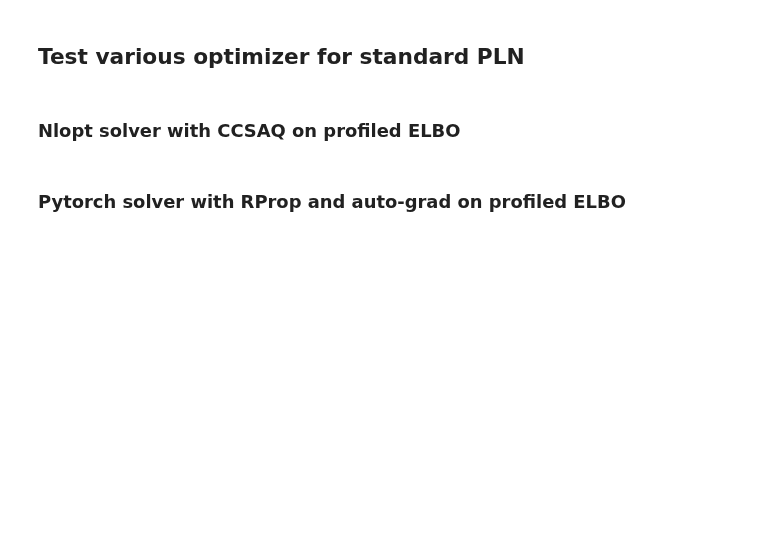
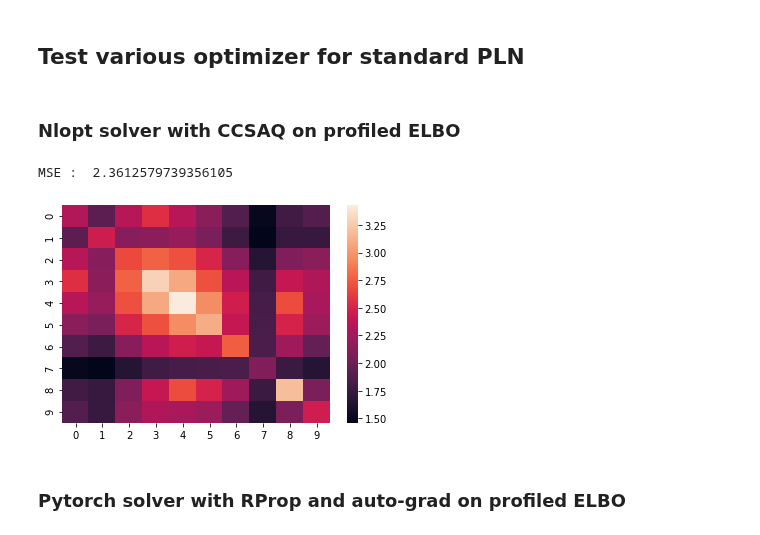
Before and after one commit to PLN-team/pyPLNmodels, a Jupyter notebook: example_oaks.ipynb, the cells around one changed output. Cells and saved outputs as stored; diff of their text form; code cells hidden in the pictures; blank space fills up the shorter version.

```diff
--- a/example_oaks.ipynb
+++ b/example_oaks.ipynb
@@ -39,6 +71,12 @@ time_nlopt = end - start
 
 Sigma_profiled = myPLN.Sigma
 B_profiled = myPLN.B
+# %%
+sns.heatmap(Sigma_profiled)
+print('MSE : ', np.mean((Sigma_profiled-true_Sigma.numpy())**2))
+# %% [output]
+MSE :  2.3612579739356105
+[figure, added]
 # %% [markdown]
 ### Pytorch solver with RProp and auto-grad on profiled ELBO
 # %%
```
Also changed, not shown: parts of 8 cells of this notebook.
